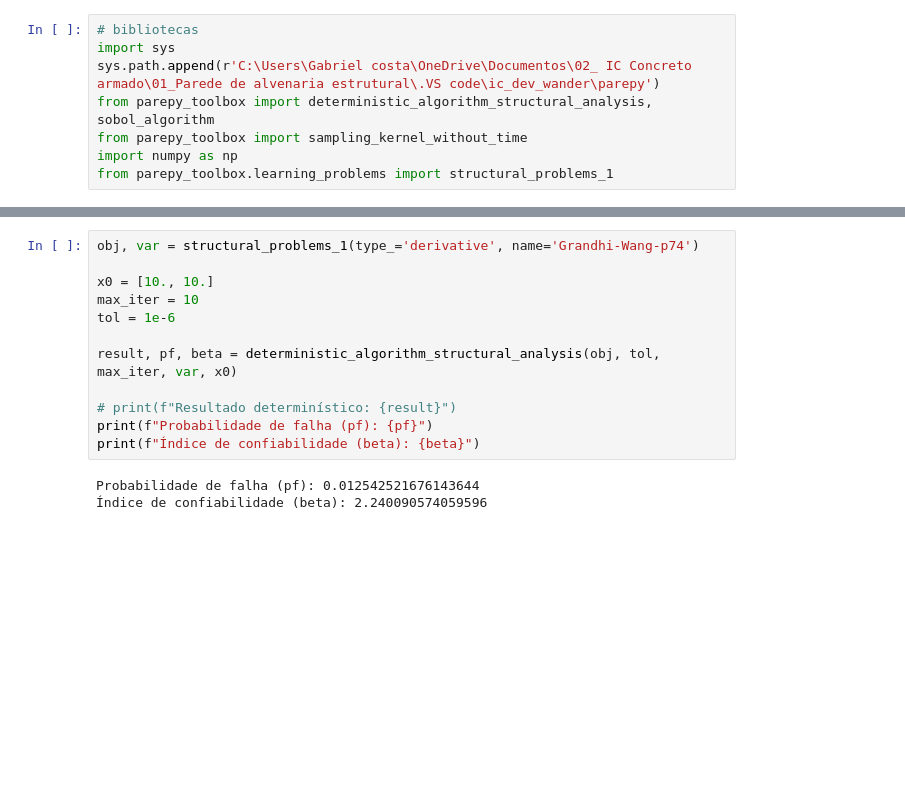
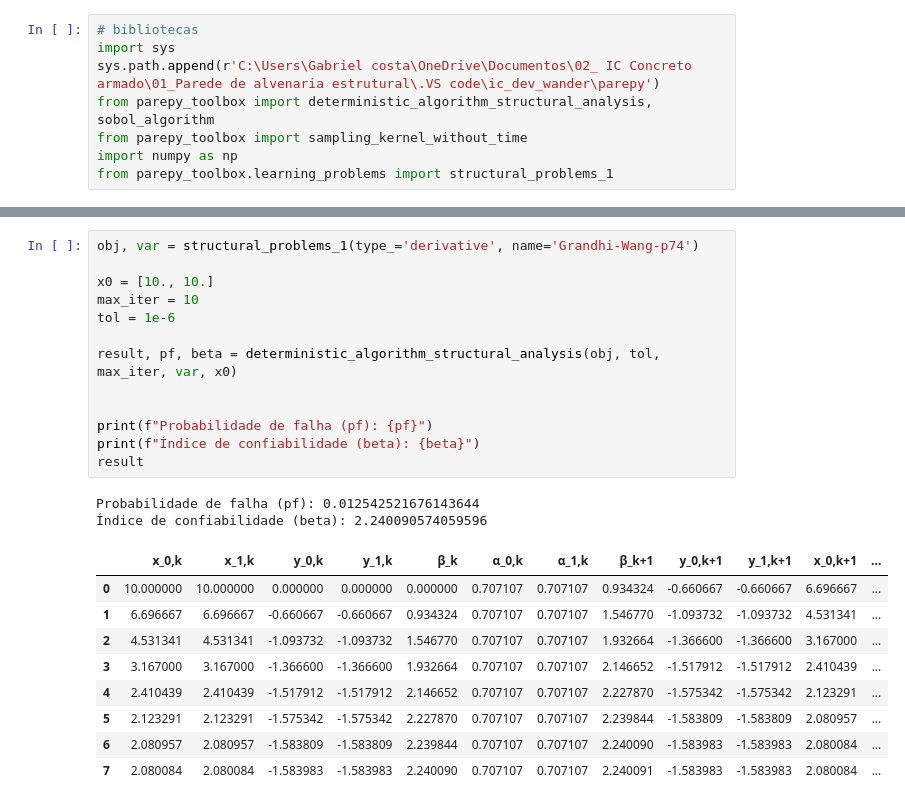
Before and after one commit to Pesquisa-UFCAT/parepy, a Jupyter notebook: local_examples/Teste_learning.ipynb, the cells around one changed output, grey strips where cells are left out. Saved outputs shown, nothing was run; the diff lists cells and outputs as text; blank space fills up the shorter version.

```diff
--- a/local_examples/Teste_learning.ipynb
+++ b/local_examples/Teste_learning.ipynb
@@ -50,15 +198,25 @@ Probabilidade de falha (pf): 1.2101048485771397e-06
 # %%
 obj, var = structural_problems_1(type_='derivative', name='Grandhi-Wang-p74')
 
 x0 = [10., 10.]
 max_iter = 10
 tol = 1e-6
 
 result, pf, beta = deterministic_algorithm_structural_analysis(obj, tol, max_iter, var, x0)
 
-# print(f"Resultado determinístico: {result}")
+
 print(f"Probabilidade de falha (pf): {pf}")
 print(f"Índice de confiabilidade (beta): {beta}")
+result
 # %% [output]
 Probabilidade de falha (pf): 0.012542521676143644
 Índice de confiabilidade (beta): 2.240090574059596
+|  | x_0,k | x_1,k | y_0,k | y_1,k | β_k | α_0,k | α_1,k | β_k+1 | y_0,k+1 | y_1,k+1 | x_0,k+1 | ... |
+| 0 | 10.000000 | 10.000000 | 0.000000 | 0.000000 | 0.000000 | 0.707107 | 0.707107 | 0.934324 | -0.660667 | -0.660667 | 6.696667 | ... |
+| 1 | 6.696667 | 6.696667 | -0.660667 | -0.660667 | 0.934324 | 0.707107 | 0.707107 | 1.546770 | -1.093732 | -1.093732 | 4.531341 | ... |
+| 2 | 4.531341 | 4.531341 | -1.093732 | -1.093732 | 1.546770 | 0.707107 | 0.707107 | 1.932664 | -1.366600 | -1.366600 | 3.167000 | ... |
+| 3 | 3.167000 | 3.167000 | -1.366600 | -1.366600 | 1.932664 | 0.707107 | 0.707107 | 2.146652 | -1.517912 | -1.517912 | 2.410439 | ... |
+| 4 | 2.410439 | 2.410439 | -1.517912 | -1.517912 | 2.146652 | 0.707107 | 0.707107 | 2.227870 | -1.575342 | -1.575342 | 2.123291 | ... |
+| 5 | 2.123291 | 2.123291 | -1.575342 | -1.575342 | 2.227870 | 0.707107 | 0.707107 | 2.239844 | -1.583809 | -1.583809 | 2.080957 | ... |
+| 6 | 2.080957 | 2.080957 | -1.583809 | -1.583809 | 2.239844 | 0.707107 | 0.707107 | 2.240090 | -1.583983 | -1.583983 | 2.080084 | ... |
+| 7 | 2.080084 | 2.080084 | -1.583983 | -1.583983 | 2.240090 | 0.707107 | 0.707107 | 2.240091 | -1.583983 | -1.583983 | 2.080084 | ... |
```
Also changed, not shown: parts of 15 cells of this notebook, 3 other files.
